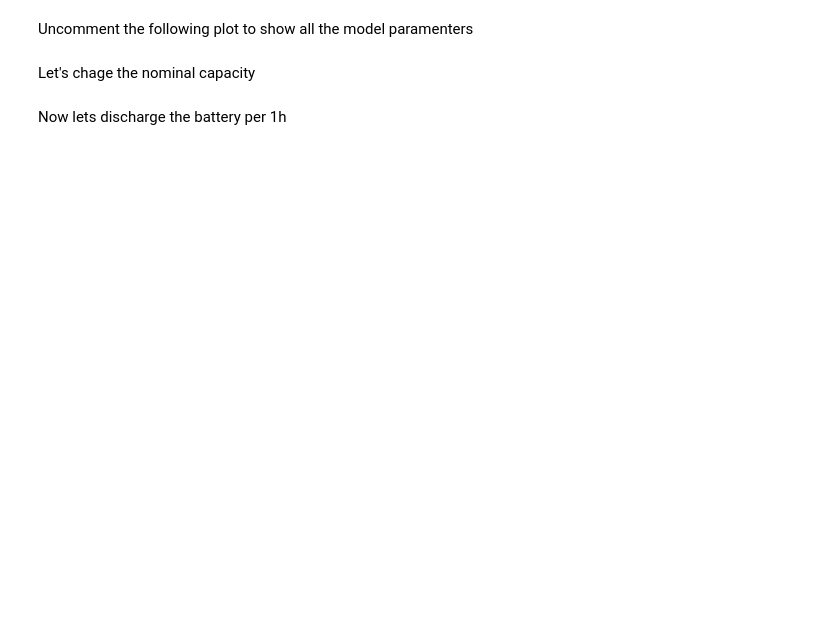
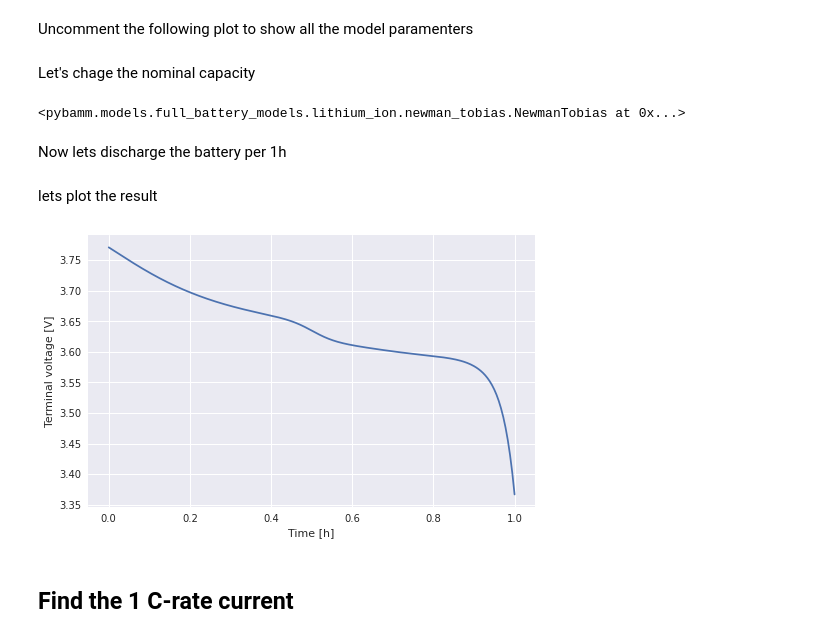
Before and after one commit to paolodeangelis/Energy_storage, a Jupyter notebook: 2-Hands-on_LIB_modelling.ipynb, the cells around one changed output. Cells and saved outputs as stored; diff of their text form; code cells hidden in the pictures; blank space fills up the shorter version.

```diff
--- a/2-Hands-on_LIB_modelling.ipynb
+++ b/2-Hands-on_LIB_modelling.ipynb
@@ -66,10 +50,28 @@ Uncomment the following plot to show all the model paramenters
 #         print(format_str.format(key, value.__str__()))
 # %% [markdown]
 Let's chage the nominal capacity
+# %%
+# set the default model parameters
+param = model.default_parameter_values
+# NOMINAL_Q = 2.0 # [Ah]
+# param['Nominal cell capacity [A.h]'] = NOMINAL_Q
+# param['Cell volume [m3]'] = 7.8e-06*2
+param["Current function [A]"] = "[input]" # [A] will be a model input
+
+# set the parameters for the model and the geometry
+param.process_model(model)
+param.process_geometry(geometry)
+
+# mesh the domains
+mesh = pybamm.Mesh(geometry, model.default_submesh_types, model.default_var_pts)
+
+# discretise the model equations
+disc = pybamm.Discretisation(mesh, model.default_spatial_methods)
+disc.process_model(model)
+# %% [output]
+<pybamm.models.full_battery_models.lithium_ion.newman_tobias.NewmanTobias at 0x...>
 # %%
-NOMINAL_Q = 1.0 # [Ah]
-param['Nominal cell capacity [A.h]'] = NOMINAL_Q
-param['Current function [A]'] = NOMINAL_Q / 1.  # [A]
+NOMINAL_Q = param['Nominal cell capacity [A.h]']
 # %% [markdown]
 Now lets discharge the battery per 1h
 # %%
@@ -77,4 +79,23 @@ Now lets discharge the battery per 1h
 solver = model.default_solver
 n = 361 # how many point to evaluate
 t_eval = np.linspace(0, 3600, n) # [s]
-solution = solver.solve(model, t_eval)
+solution = solver.solve(model, t_eval, inputs={'Current function [A]': NOMINAL_Q /1})
+# %% [markdown]
+lets plot the result
+# %%
+time = solution["Time [h]"].entries
+voltage = solution["Terminal voltage [V]"].entries
+
+fig = plt.figure(figsize=(8,5))
+
+with plt.style.context('seaborn'):
+    ax = fig.add_subplot(111)
+    ax.plot(time, voltage)
+    ax.set_xlabel("Time [h]")
+    ax.set_ylabel("Terminal voltage [V]")
+
+plt.show()
+# %% [output]
+[figure, added]
+# %% [markdown]
+## Find the 1 C-rate current
```
Also changed, not shown: parts of 14 cells of this notebook.
